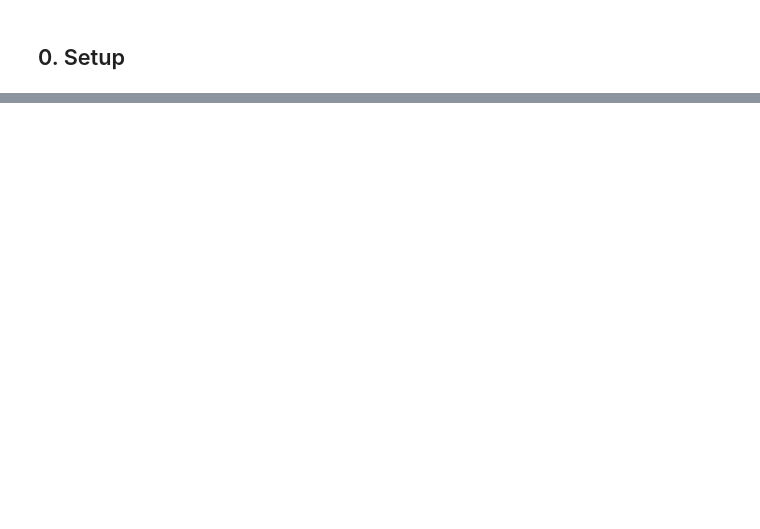
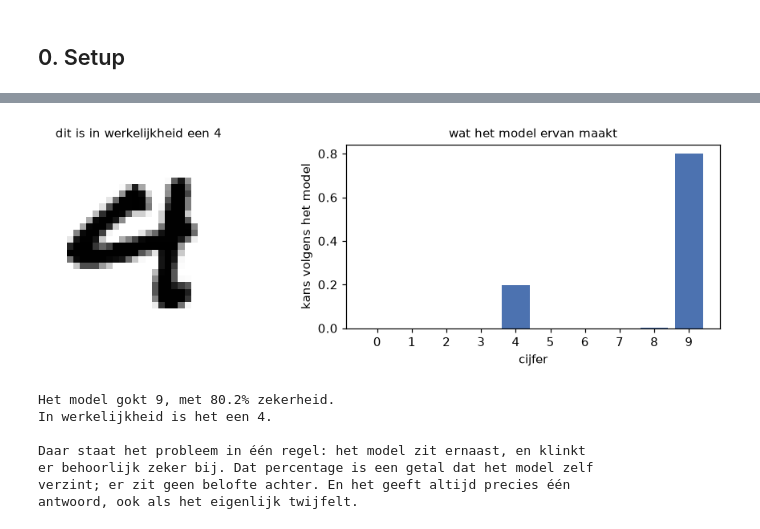
Before and after one commit to kristofsl/pxl-demo, a Jupyter notebook: 05-conformal-predictions/conformal-prediction.ipynb, the cells around one changed output, grey strips where cells are left out. Cells and saved outputs as stored; diff of their text form; code cells hidden in the pictures; blank space fills up the shorter version.

```diff
--- a/05-conformal-predictions/conformal-prediction.ipynb
+++ b/05-conformal-predictions/conformal-prediction.ipynb
@@ -653,0 +88,33 @@ En wat je ervoor terugkreeg:
+# %%
+i = 101                     # verander dit gerust
+
+kansen = model.predict_proba(X_test[i:i + 1])[0]
+gok = kansen.argmax()
+
+fig, (links, rechts) = plt.subplots(1, 2, figsize=(9, 3))
+links.imshow(X_test[i].reshape(28, 28), cmap="gray_r")
+links.set_title(f"dit is in werkelijkheid een {y_test[i]}", fontsize=10)
+links.axis("off")
+
+rechts.bar(range(10), kansen, color="#4C72B0")
+rechts.set_xticks(range(10))
+rechts.set_xlabel("cijfer"); rechts.set_ylabel("kans volgens het model")
+rechts.set_title("wat het model ervan maakt", fontsize=10)
+plt.tight_layout(); plt.show()
+
+print(f"Het model gokt {gok}, met {kansen[gok]:.1%} zekerheid.")
+print(f"In werkelijkheid is het een {y_test[i]}.")
+print()
+print("Daar staat het probleem in één regel: het model zit ernaast, en klinkt")
+print("er behoorlijk zeker bij. Dat percentage is een getal dat het model zelf")
+print("verzint; er zit geen belofte achter. En het geeft altijd precies één")
+print("antwoord, ook als het eigenlijk twijfelt.")
+# %% [output]
+[figure, added]
+Het model gokt 9, met 80.2% zekerheid.
+In werkelijkheid is het een 4.
+
+Daar staat het probleem in één regel: het model zit ernaast, en klinkt
+er behoorlijk zeker bij. Dat percentage is een getal dat het model zelf
+verzint; er zit geen belofte achter. En het geeft altijd precies één
+antwoord, ook als het eigenlijk twijfelt.
```
Also changed, not shown: parts of 49 cells of this notebook, 2 other files.
